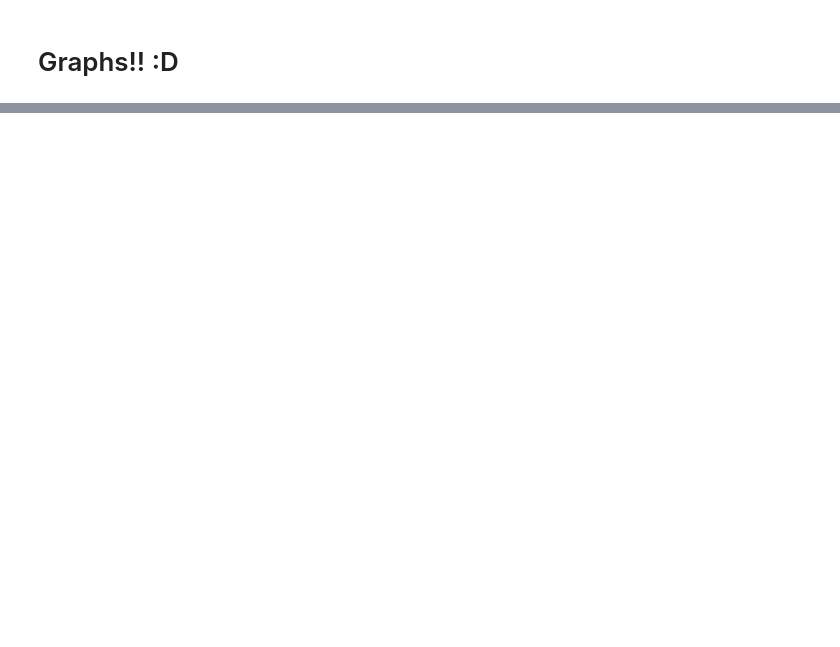
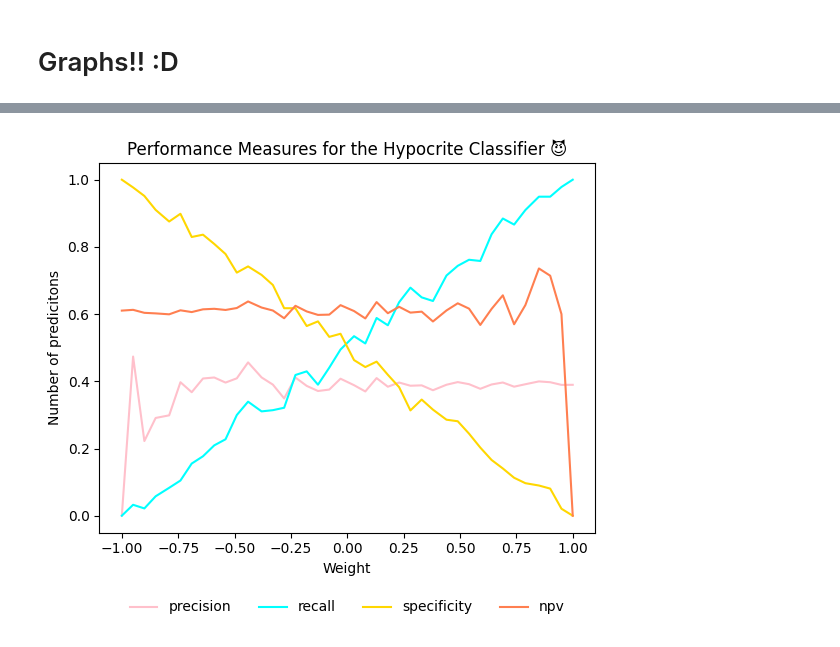
Before and after one commit to lshriver/binary_classifiers, a Jupyter notebook: titanic/notebooks/hypocrite-classifier.ipynb, the cells around one changed output, grey strips where cells are left out. Drawn from its saved outputs; the diff is of its cells as text; code cells hidden in the pictures; blank space fills up the shorter version.

```diff
--- a/titanic/notebooks/hypocrite-classifier.ipynb
+++ b/titanic/notebooks/hypocrite-classifier.ipynb
@@ -134,0 +138,25 @@ plt.show()
+# %%
+l_precision = list(map(lambda step: precision_score(train_labels, l_predictions[step]),steps))
+l_recall = list(map(lambda step: recall_score(train_labels, l_predictions[step]),steps))
+l_specificity = list(map(lambda step: specificity(l_cm[step]),steps))
+l_npv = list(map(lambda step: npv(l_cm[step]),steps))
+# %%
+# Plot the performance measures
+m_precision, = plt.plot(weights, l_precision, 'pink', label="precision")
+m_recall, = plt.plot(weights, l_recall, 'cyan', label="recall")
+m_specificity, = plt.plot(weights, l_specificity, 'gold', label="specificity")
+m_npv, = plt.plot(weights, l_npv, 'coral', label="npv")
+
+plt.legend(
+    handles=[m_precision, m_recall, m_specificity, m_npv],
+    loc='upper center',
+    bbox_to_anchor=(0.5, -0.15),
+    framealpha=0.0,
+    ncol=4)
+
+plt.xlabel("Weight")
+plt.ylabel("Number of predicitons")
+plt.title("Performance Measures for the Hypocrite Classifier 😈")
+plt.show()
+# %% [output]
+[figure, added]
```
Also changed, not shown: parts of 3 cells of this notebook.
